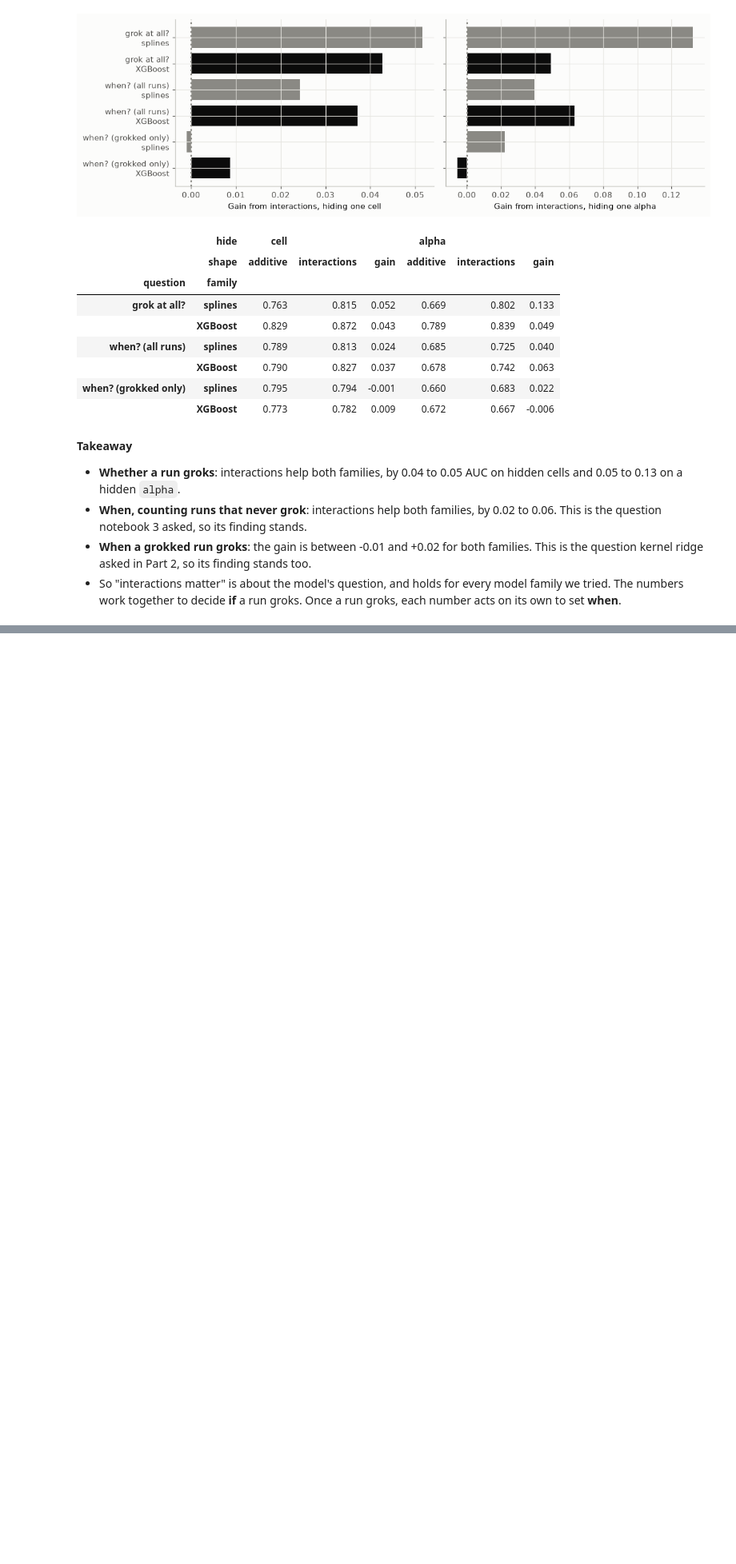
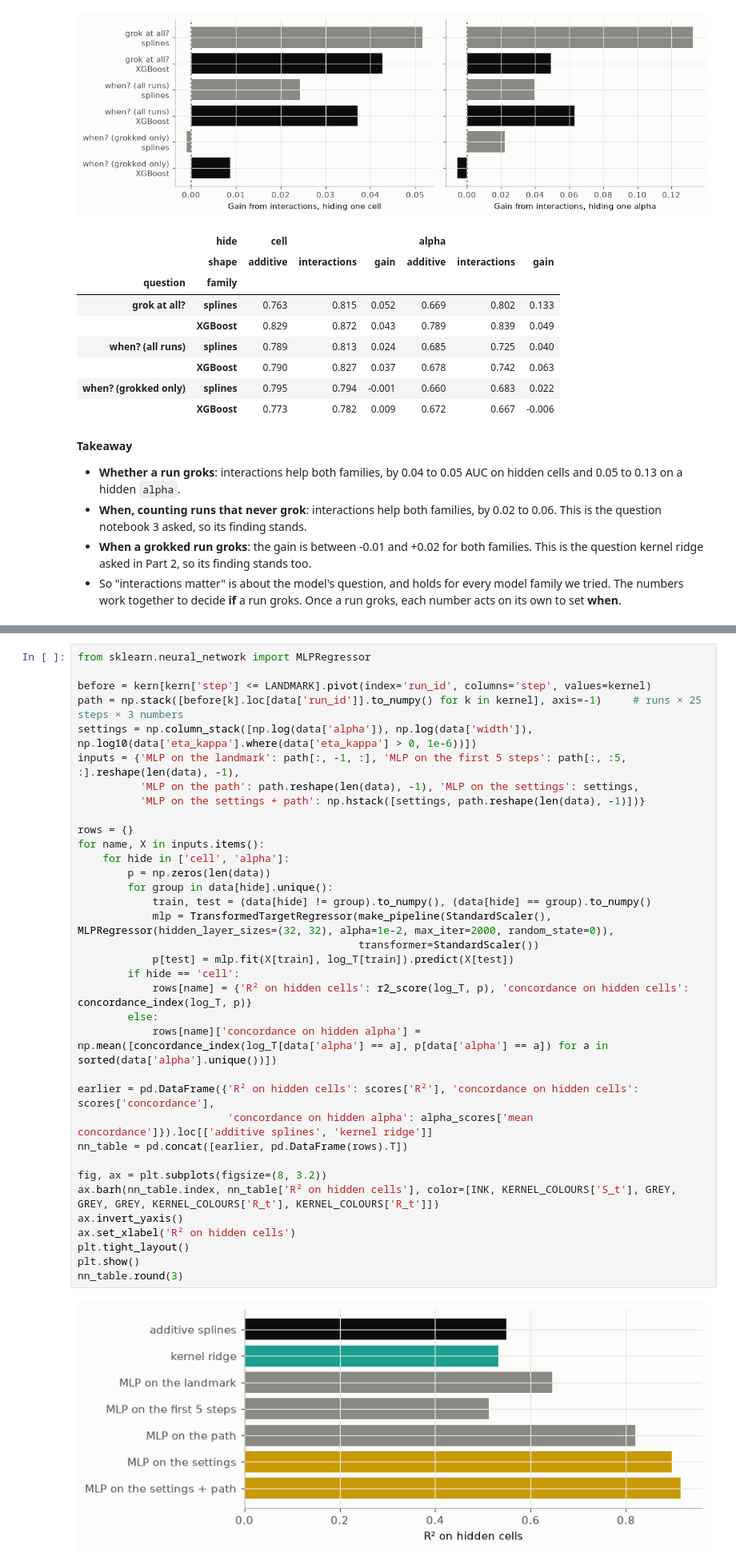
Before and after one commit to ZainAlSaffi-Dev/STAT3007, a Jupyter notebook: model_fitting/4_nonlinear_exploration.ipynb, the cells around one changed output, grey strips where cells are left out. Shown at 80% size. Saved outputs shown, nothing was run; the diff lists cells and outputs as text; blank space fills up the shorter version.

```diff
--- a/model_fitting/4_nonlinear_exploration.ipynb
+++ b/model_fitting/4_nonlinear_exploration.ipynb
@@ -468,0 +480,37 @@ inter.round(3)
+# %%
+from sklearn.neural_network import MLPRegressor
+
+before = kern[kern['step'] <= LANDMARK].pivot(index='run_id', columns='step', values=kernel)
+path = np.stack([before[k].loc[data['run_id']].to_numpy() for k in kernel], axis=-1)     # runs × 25 steps × 3 numbers
+settings = np.column_stack([np.log(data['alpha']), np.log(data['width']), np.log10(data['eta_kappa'].where(data['eta_kappa'] > 0, 1e-6))])
+inputs = {'MLP on the landmark': path[:, -1, :], 'MLP on the first 5 steps': path[:, :5, :].reshape(len(data), -1),
+          'MLP on the path': path.reshape(len(data), -1), 'MLP on the settings': settings,
+          'MLP on the settings + path': np.hstack([settings, path.reshape(len(data), -1)])}
+
+rows = {}
+for name, X in inputs.items():
+    for hide in ['cell', 'alpha']:
+        p = np.zeros(len(data))
+        for group in data[hide].unique():
+            train, test = (data[hide] != group).to_numpy(), (data[hide] == group).to_numpy()
+            mlp = TransformedTargetRegressor(make_pipeline(StandardScaler(), MLPRegressor(hidden_layer_sizes=(32, 32), alpha=1e-2, max_iter=2000, random_state=0)),
+                                             transformer=StandardScaler())
+            p[test] = mlp.fit(X[train], log_T[train]).predict(X[test])
+        if hide == 'cell':
+            rows[name] = {'R² on hidden cells': r2_score(log_T, p), 'concordance on hidden cells': concordance_index(log_T, p)}
+        else:
+            rows[name]['concordance on hidden alpha'] = np.mean([concordance_index(log_T[data['alpha'] == a], p[data['alpha'] == a]) for a in sorted(data['alpha'].unique())])
+
+earlier = pd.DataFrame({'R² on hidden cells': scores['R²'], 'concordance on hidden cells': scores['concordance'],
+                        'concordance on hidden alpha': alpha_scores['mean concordance']}).loc[['additive splines', 'kernel ridge']]
+nn_table = pd.concat([earlier, pd.DataFrame(rows).T])
+
+fig, ax = plt.subplots(figsize=(8, 3.2))
+ax.barh(nn_table.index, nn_table['R² on hidden cells'], color=[INK, KERNEL_COLOURS['S_t'], GREY, GREY, GREY, KERNEL_COLOURS['R_t'], KERNEL_COLOURS['R_t']])
+ax.invert_yaxis()
+ax.set_xlabel('R² on hidden cells')
+plt.tight_layout()
+plt.show()
+nn_table.round(3)
+# %% [output]
+[figure, added]
```
Also changed, not shown: parts of 5 cells of this notebook, 1 other file.
